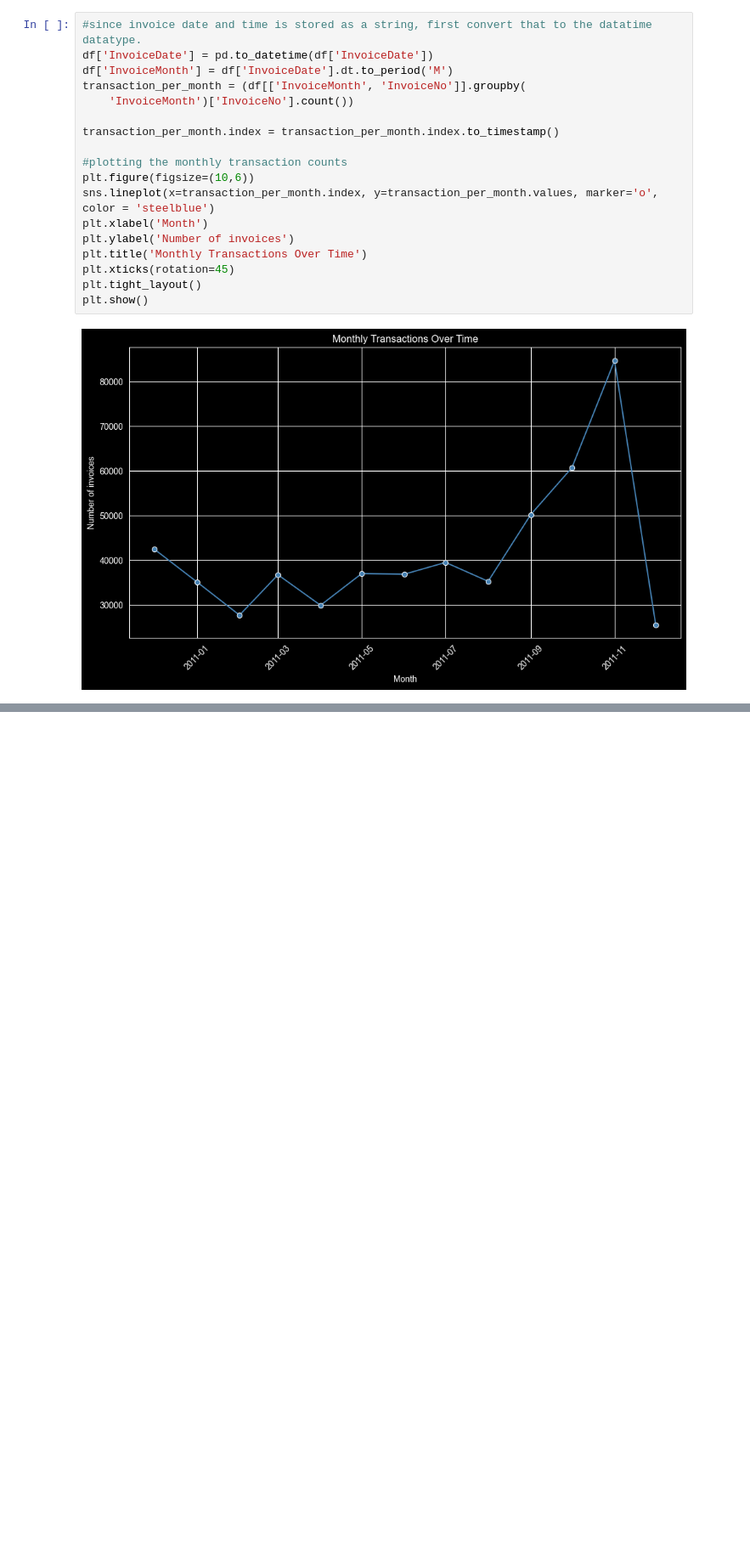
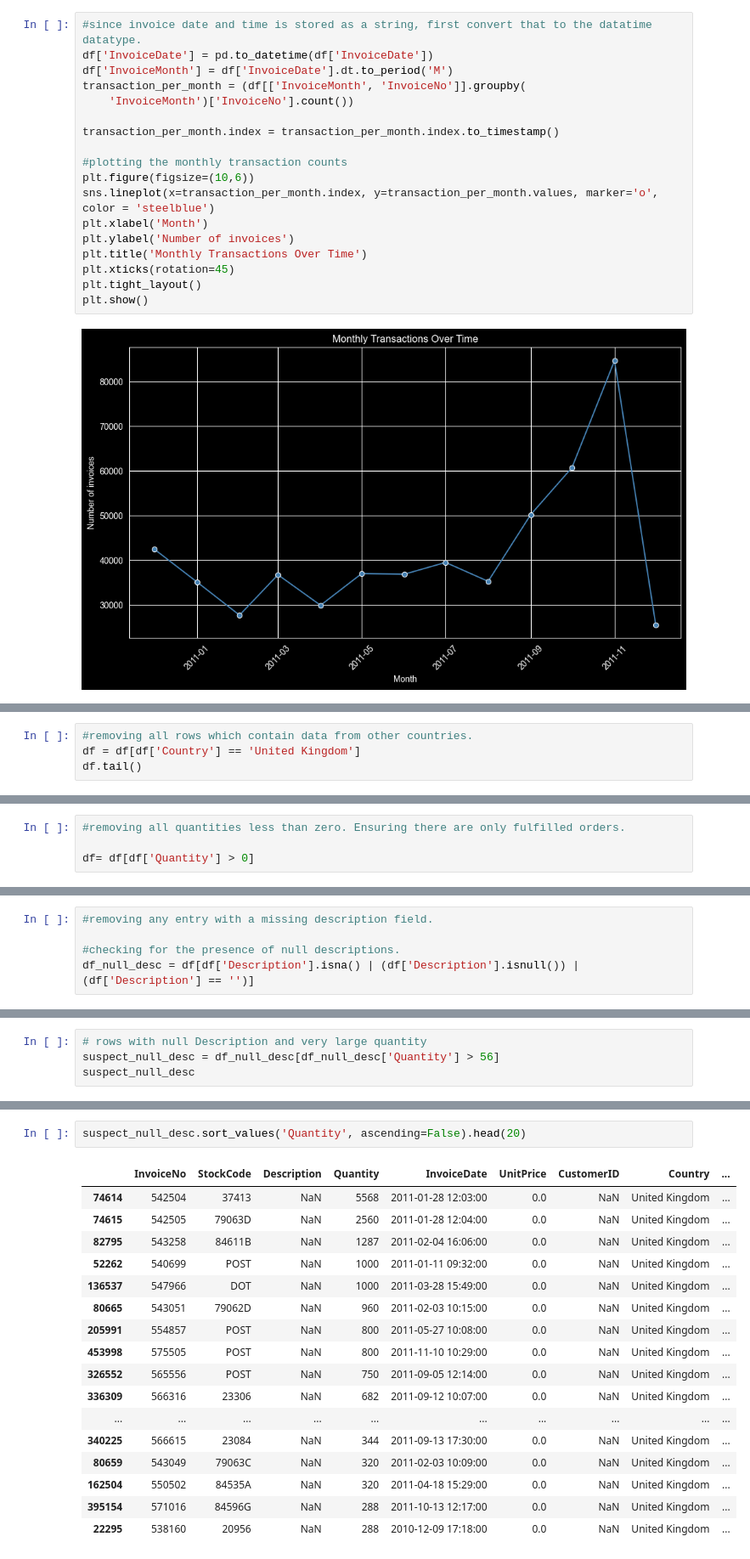
Before and after one commit to yaosaychi/datamining2, a Jupyter notebook: notebookFiles/Data Cleaning and Preprocessing.ipynb, the cells around one changed output, grey strips where cells are left out. Shown at 85% size. Saved outputs shown, nothing was run; the diff lists cells and outputs as text; blank space fills up the shorter version.

Commit message:
performed necessary data preprocessing tasks for association rules.

```diff
--- a/notebookFiles/Data Cleaning and Preprocessing.ipynb
+++ b/notebookFiles/Data Cleaning and Preprocessing.ipynb
@@ -260,0 +318,4 @@ plt.show()
+# %%
+#removing all rows which contain data from other countries.
+df = df[df['Country'] == 'United Kingdom']
+df.tail()
@@ -260,0 +329,4 @@ plt.show()
+# %%
+#removing all quantities less than zero. Ensuring there are only fulfilled orders.
+
+df= df[df['Quantity'] > 0]
@@ -260,0 +357,5 @@ plt.show()
+# %%
+#removing any entry with a missing description field.
+
+#checking for the presence of null descriptions.
+df_null_desc = df[df['Description'].isna() | (df['Description'].isnull()) | (df['Description'] == '')]
@@ -260,0 +391,4 @@ plt.show()
+# %%
+# rows with null Description and very large quantity
+suspect_null_desc = df_null_desc[df_null_desc['Quantity'] > 56]
+suspect_null_desc
@@ -260,0 +409,20 @@ plt.show()
+# %%
+suspect_null_desc.sort_values('Quantity', ascending=False).head(20)
+# %% [output]
+|  | InvoiceNo | StockCode | Description | Quantity | InvoiceDate | UnitPrice | CustomerID | Country | ... |
+| 74614 | 542504 | 37413 | NaN | 5568 | 2011-01-28 12:03:00 | 0.0 | NaN | United Kingdom | ... |
+| 74615 | 542505 | 79063D | NaN | 2560 | 2011-01-28 12:04:00 | 0.0 | NaN | United Kingdom | ... |
+| 82795 | 543258 | 84611B | NaN | 1287 | 2011-02-04 16:06:00 | 0.0 | NaN | United Kingdom | ... |
+| 52262 | 540699 | POST | NaN | 1000 | 2011-01-11 09:32:00 | 0.0 | NaN | United Kingdom | ... |
+| 136537 | 547966 | DOT | NaN | 1000 | 2011-03-28 15:49:00 | 0.0 | NaN | United Kingdom | ... |
+| 80665 | 543051 | 79062D | NaN | 960 | 2011-02-03 10:15:00 | 0.0 | NaN | United Kingdom | ... |
+| 205991 | 554857 | POST | NaN | 800 | 2011-05-27 10:08:00 | 0.0 | NaN | United Kingdom | ... |
+| 453998 | 575505 | POST | NaN | 800 | 2011-11-10 10:29:00 | 0.0 | NaN | United Kingdom | ... |
+| 326552 | 565556 | POST | NaN | 750 | 2011-09-05 12:14:00 | 0.0 | NaN | United Kingdom | ... |
+| 336309 | 566316 | 23306 | NaN | 682 | 2011-09-12 10:07:00 | 0.0 | NaN | United Kingdom | ... |
+| ... | ... | ... | ... | ... | ... | ... | ... | ... | ... |
+| 340225 | 566615 | 23084 | NaN | 344 | 2011-09-13 17:30:00 | 0.0 | NaN | United Kingdom | ... |
+| 80659 | 543049 | 79063C | NaN | 320 | 2011-02-03 10:09:00 | 0.0 | NaN | United Kingdom | ... |
+| 162504 | 550502 | 84535A | NaN | 320 | 2011-04-18 15:29:00 | 0.0 | NaN | United Kingdom | ... |
+| 395154 | 571016 | 84596G | NaN | 288 | 2011-10-13 12:17:00 | 0.0 | NaN | United Kingdom | ... |
+| 22295 | 538160 | 20956 | NaN | 288 | 2010-12-09 17:18:00 | 0.0 | NaN | United Kingdom | ... |
```
Also changed, not shown: parts of 21 cells of this notebook.
